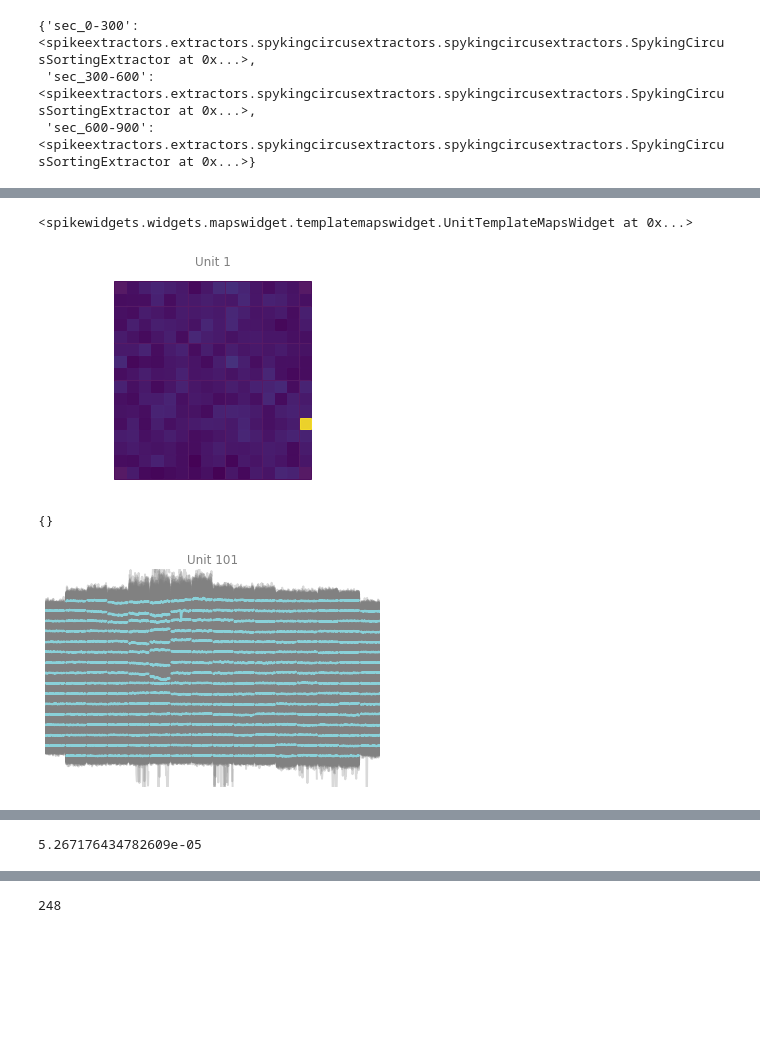
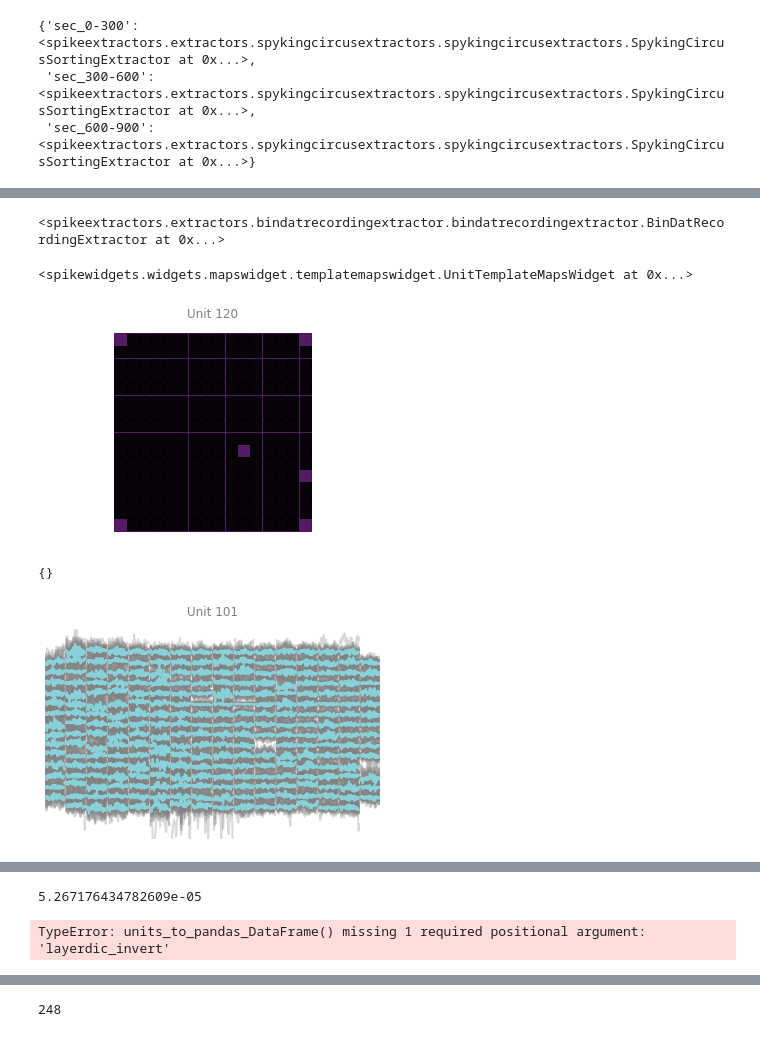
Before and after one commit to jonasort/MEA_analysis, a Jupyter notebook: Spikesorting/Spikesorting_to_DataFrame_multiple_files_Pipeline_220421.ipynb, the cells around one changed output, grey strips where cells are left out. Cells and saved outputs as stored; diff of their text form; code cells hidden in the pictures; blank space fills up the shorter version.

```diff
--- a/Spikesorting/Spikesorting_to_DataFrame_multiple_files_Pipeline_220421.ipynb
+++ b/Spikesorting/Spikesorting_to_DataFrame_multiple_files_Pipeline_220421.ipynb
@@ -45 +45,4 @@ filename=filelist[0]
 filebase = filename.split('.')[0]
+# %%
+# for aachen recordings
+filebase = filename.split('__')[1]
@@ -84,3 +89,5 @@ outpath = 'D:\Files_Reutlingen_Jenny\main_191021extra\_output_Spikesorting_19042
+# %%
+outpath = r'D:\MEA_DATA_Aachen\ANALYZED\20210510_cortex_div4\_output_Spikesorting_02062021_cortex_div4_hCSF_ID039_nodrug_spont_1_spikesorting'
 # %%
 os.chdir(outpath)
 # %%
@@ -248 +255,4 @@ sorted_dic
+# %%
+# adjust according to dictkey
+u = 'sec_0-130'
 # %%
@@ -252,2 +264,0 @@ waveforms = st.postprocessing.get_unit_waveforms(
-# %%
-u = 'sec_0-300'
@@ -308,16 +322,20 @@ labeldic_invert
 # %%
 #load
 #sorting_SC = se.SpykingCircusSortingExtractor(outpath_SC)
+# %%
+loaded[u]
+# %% [output]
+<spikeextractors.extractors.bindatrecordingextractor.bindatrecordingextractor.BinDatRecordingExtractor at 0x...>
 # %%
-sw.plot_unit_template_maps(loaded['sec_0-300'],  sorted_dic['sec_0-300'], max_spikes_per_unit=100, unit_ids=[1])
+sw.plot_unit_template_maps(loaded[u],  sorted_dic[u], max_spikes_per_unit=100, unit_ids=[120], cmap='viridis')
 # %% [output]
 <spikewidgets.widgets.mapswidget.templatemapswidget.UnitTemplateMapsWidget at 0x...>
-[figure, old version]
+[figure, new version]
 # %%
-w_wf = sw.plot_unit_waveforms(loaded['sec_0-300'],  sorted_dic['sec_0-300'], unit_ids=[101], color='#89D1D9')
+w_wf = sw.plot_unit_waveforms(loaded[u],  sorted_dic[u], unit_ids=[101], color='#89D1D9')
 # %% [output]
 {}
-[figure, old version]
+[figure, new version]
 # %%
 sw.plot_unit_templates(loaded['sec_0-300'],  sorted_dic['sec_0-300'], unit_ids=[3], max_channels=1, )
 # %% [output]
@@ -401,7 +419,9 @@ def units_to_pandas_DataFrame(sorted_dic, recording_cache, dictkey, layerdic_inv
 unitframe = units_to_pandas_DataFrame(
     sorted_dic = sorted_dic,
     recording_cache = loaded,
-    dictkey='sec_0-300')
+    dictkey=u)
+# %% [output]
+TypeError: units_to_pandas_DataFrame() missing 1 required positional argument: 'layerdic_invert'
 # %%
 unitframe
 # %% [output]
```
Also changed, not shown: parts of 14 cells of this notebook, 18 other files.
